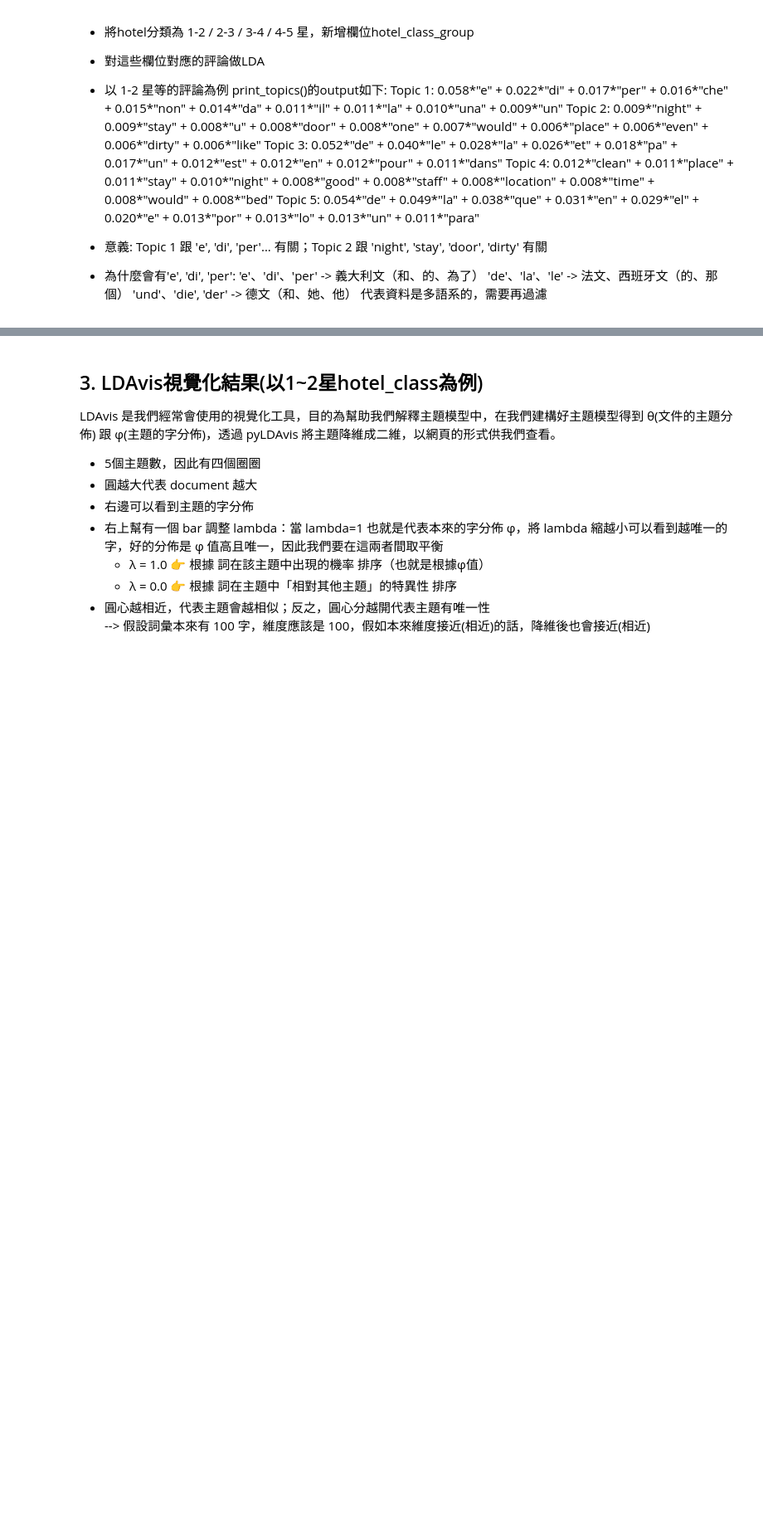
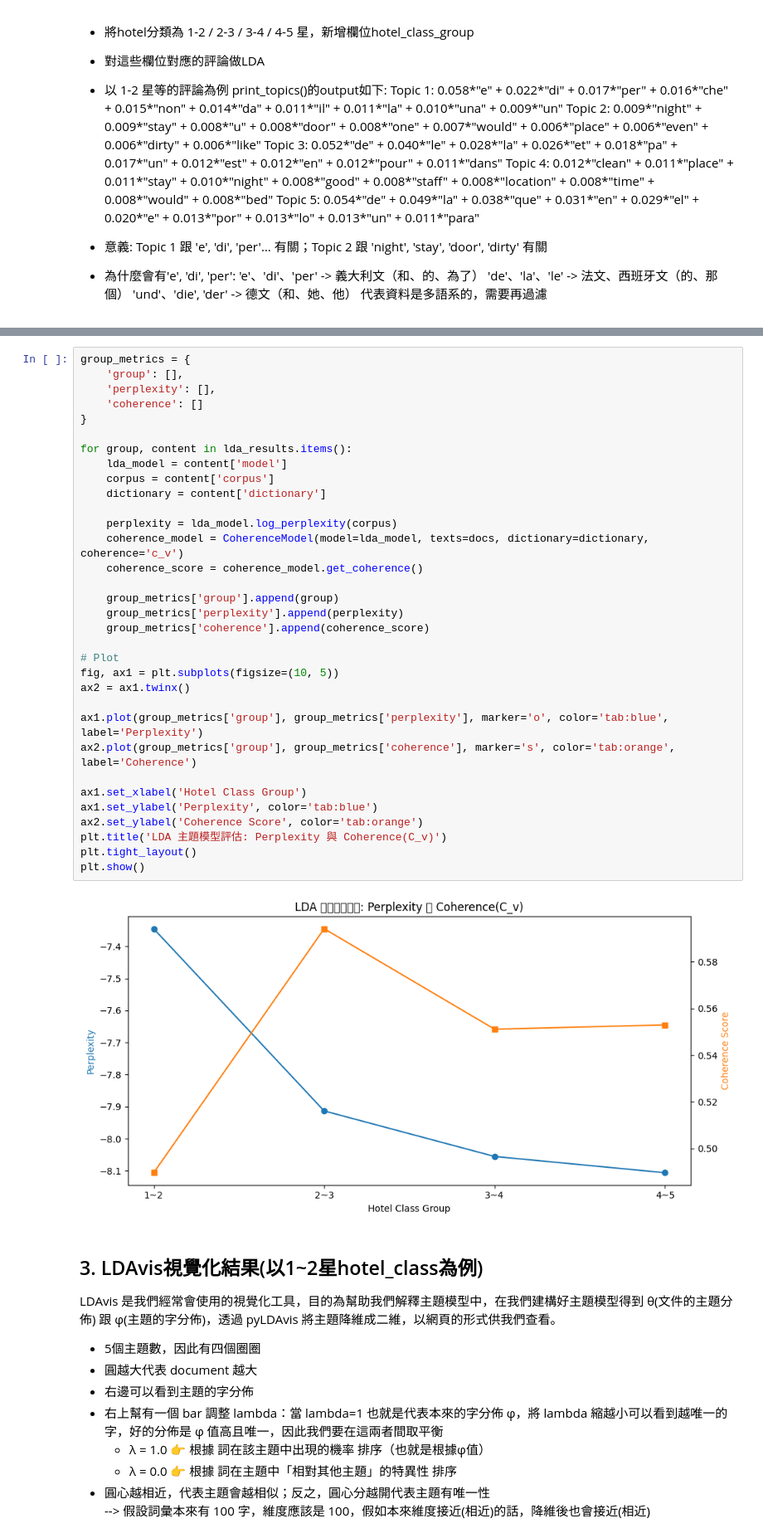
Before and after one commit to RyonnKuo/hotel-ranking-predict-with-reviews, a Jupyter notebook: hotelReviewsLdaModel.ipynb, the cells around one changed output, grey strips where cells are left out. Shown at 83% size. Saved outputs shown, nothing was run; the diff lists cells and outputs as text; blank space fills up the shorter version.

Commit message:
refine LDA. Add bigram, find best topic number, perplexity and PMI

```diff
--- a/hotelReviewsLdaModel.ipynb
+++ b/hotelReviewsLdaModel.ipynb
@@ -181,3 +193,38 @@
+# %%
+group_metrics = {
+    'group': [],
+    'perplexity': [],
+    'coherence': []
+}
+
+for group, content in lda_results.items():
+    lda_model = content['model']
+    corpus = content['corpus']
+    dictionary = content['dictionary']
+
+    perplexity = lda_model.log_perplexity(corpus)
+    coherence_model = CoherenceModel(model=lda_model, texts=docs, dictionary=dictionary, coherence='c_v')
+    coherence_score = coherence_model.get_coherence()
+
+    group_metrics['group'].append(group)
+    group_metrics['perplexity'].append(perplexity)
+    group_metrics['coherence'].append(coherence_score)
+
+# Plot
+fig, ax1 = plt.subplots(figsize=(10, 5))
+ax2 = ax1.twinx()
+
+ax1.plot(group_metrics['group'], group_metrics['perplexity'], marker='o', color='tab:blue', label='Perplexity')
+ax2.plot(group_metrics['group'], group_metrics['coherence'], marker='s', color='tab:orange', label='Coherence')
+
+ax1.set_xlabel('Hotel Class Group')
+ax1.set_ylabel('Perplexity', color='tab:blue')
+ax2.set_ylabel('Coherence Score', color='tab:orange')
+plt.title('LDA 主題模型評估: Perplexity 與 Coherence(C_v)')
+plt.tight_layout()
+plt.show()
+# %% [output]
+[figure, added]
 # %% [markdown]
 ## 3. LDAvis視覺化結果(以1~2星hotel_class為例)
 
```
Also changed, not shown: parts of 10 cells of this notebook, 1 other file.
